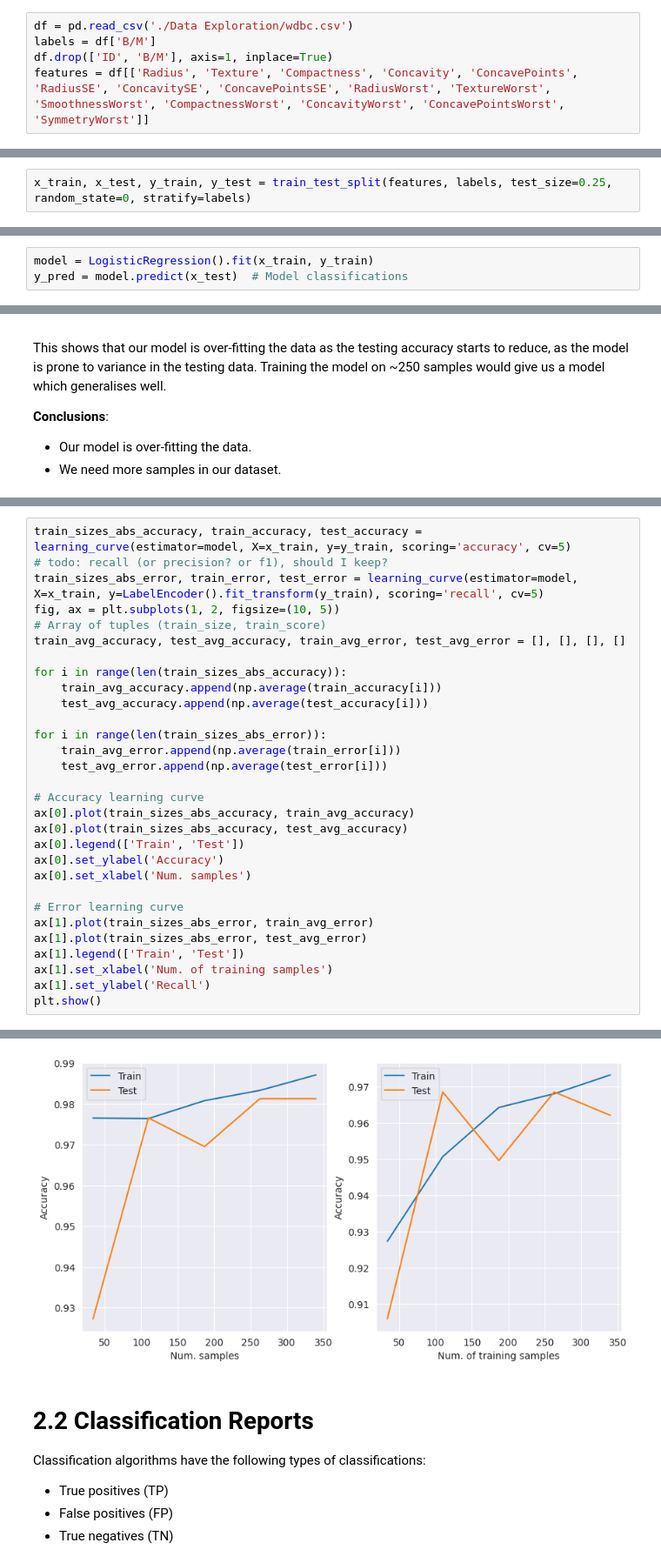
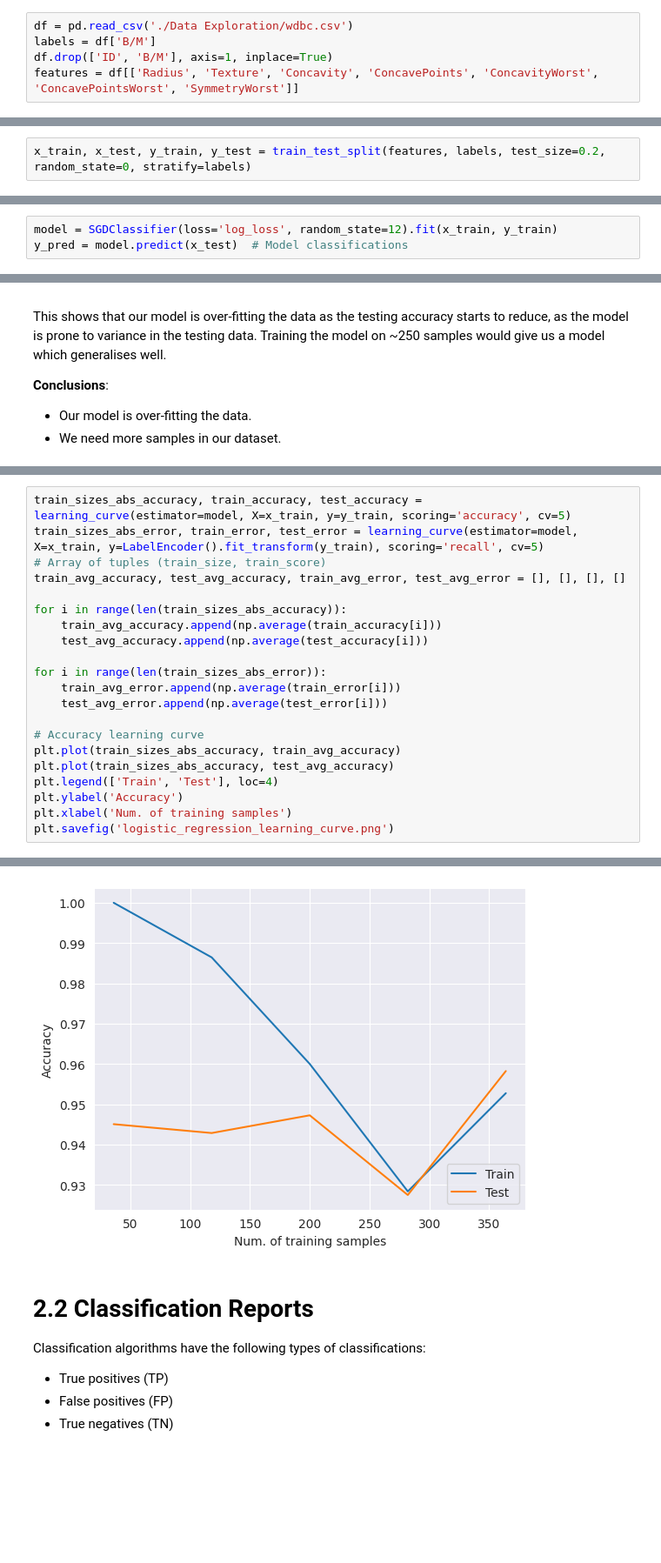
Before and after one commit to Berat03/ml_coursework, a Jupyter notebook: logistic_regression.ipynb, the cells around one changed output, grey strips where cells are left out. Shown at 87% size. Drawn from its saved outputs; the diff is of its cells as text; blank space fills up the shorter version.

```diff
--- a/logistic_regression.ipynb
+++ b/logistic_regression.ipynb
@@ -22,7 +16,7 @@ https://www.kaggle.com/code/prashant111/logistic-regression-classifier-tutorial
 df = pd.read_csv('./Data Exploration/wdbc.csv')
 labels = df['B/M']
 df.drop(['ID', 'B/M'], axis=1, inplace=True)
-features = df[['Radius', 'Texture', 'Compactness', 'Concavity', 'ConcavePoints', 'RadiusSE', 'ConcavitySE', 'ConcavePointsSE', 'RadiusWorst', 'TextureWorst', 'SmoothnessWorst', 'CompactnessWorst', 'ConcavityWorst', 'ConcavePointsWorst', 'SymmetryWorst']]
+features = df[['Radius', 'Texture', 'Concavity', 'ConcavePoints', 'ConcavityWorst', 'ConcavePointsWorst', 'SymmetryWorst']]
 # %% [markdown]
 # 1.1 Standardization
 # %%
@@ -45,14 +39,14 @@ B    357
 M    212
 Name: B/M, dtype: int64
 # %%
-x_train, x_test, y_train, y_test = train_test_split(features, labels, test_size=0.25, random_state=0, stratify=labels)
+x_train, x_test, y_train, y_test = train_test_split(features, labels, test_size=0.2, random_state=0, stratify=labels)
 # %% [markdown]
 # 1.3 Model Training
 - Describe the training process, including the parameters involved and how they fit
 - concerns about underfitting and/or overfitting
 - and concerns about the convergence of the optimisation
 # %%
-model = LogisticRegression().fit(x_train, y_train)
+model = SGDClassifier(loss='log_loss', random_state=12).fit(x_train, y_train)
 y_pred = model.predict(x_test)  # Model classifications
 # %%
 pd.Series(y_pred).head()
@@ -79,8 +85,6 @@ This shows that our model is over-fitting the data as the testing accuracy start
 # %%
 train_sizes_abs_accuracy, train_accuracy, test_accuracy = learning_curve(estimator=model, X=x_train, y=y_train, scoring='accuracy', cv=5)
-# todo: recall (or precision? or f1), should I keep?
 train_sizes_abs_error, train_error, test_error = learning_curve(estimator=model, X=x_train, y=LabelEncoder().fit_transform(y_train), scoring='recall', cv=5)
-fig, ax = plt.subplots(1, 2, figsize=(10, 5))
 # Array of tuples (train_size, train_score)
 train_avg_accuracy, test_avg_accuracy, train_avg_error, test_avg_error = [], [], [], []
 
@@ -93,17 +97,10 @@ for i in range(len(train_sizes_abs_error)):
     test_avg_error.append(np.average(test_error[i]))
 
 # Accuracy learning curve
-ax[0].plot(train_sizes_abs_accuracy, train_avg_accuracy)
-ax[0].plot(train_sizes_abs_accuracy, test_avg_accuracy)
-ax[0].legend(['Train', 'Test'])
-ax[0].set_ylabel('Accuracy')
-ax[0].set_xlabel('Num. samples')
-
-# Error learning curve
-ax[1].plot(train_sizes_abs_error, train_avg_error)
-ax[1].plot(train_sizes_abs_error, test_avg_error)
-ax[1].legend(['Train', 'Test'])
-ax[1].set_xlabel('Num. of training samples')
-ax[1].set_ylabel('Recall')
-plt.show()
+plt.plot(train_sizes_abs_accuracy, train_avg_accuracy)
+plt.plot(train_sizes_abs_accuracy, test_avg_accuracy)
+plt.legend(['Train', 'Test'], loc=4)
+plt.ylabel('Accuracy')
+plt.xlabel('Num. of training samples')
+plt.savefig('logistic_regression_learning_curve.png')
 # %% [output]
@@ -111,4 +107,4 @@ plt.show()
-[figure, old version]
+[figure, new version]
 # %% [markdown]
 # 2.2 Classification Reports
 
```
Also changed, not shown: parts of 23 cells of this notebook.
